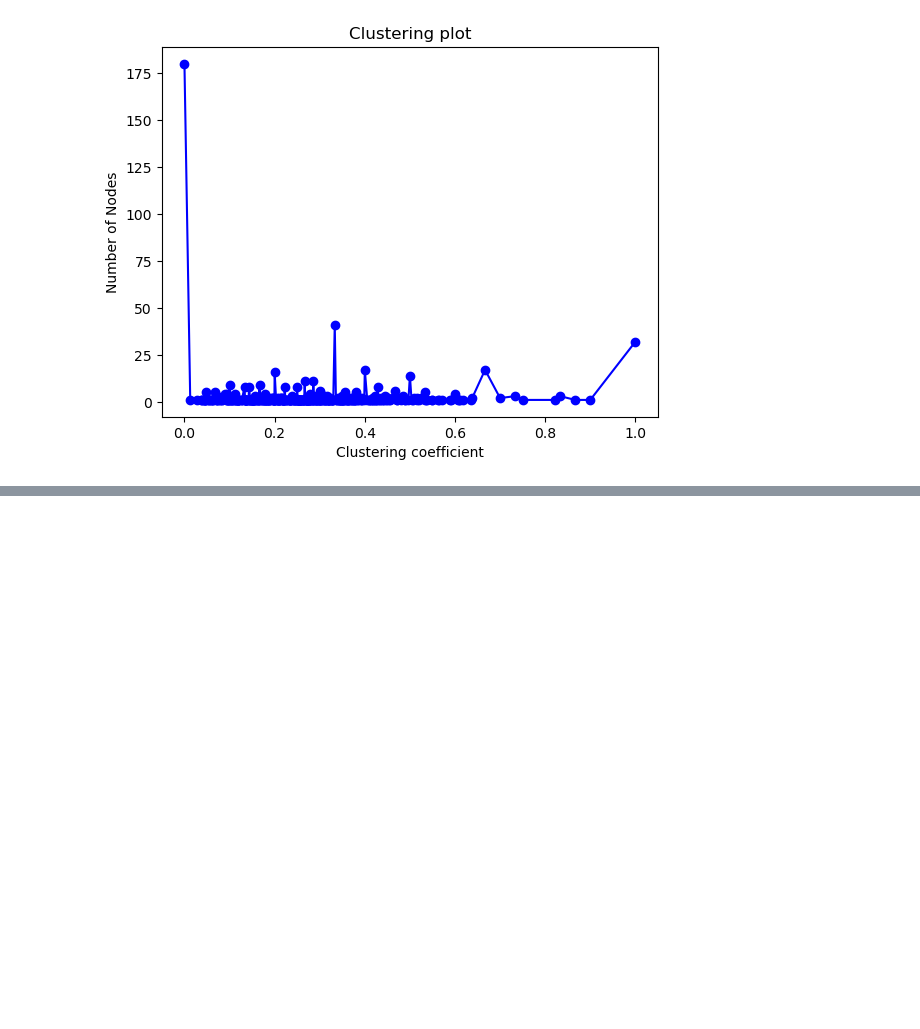
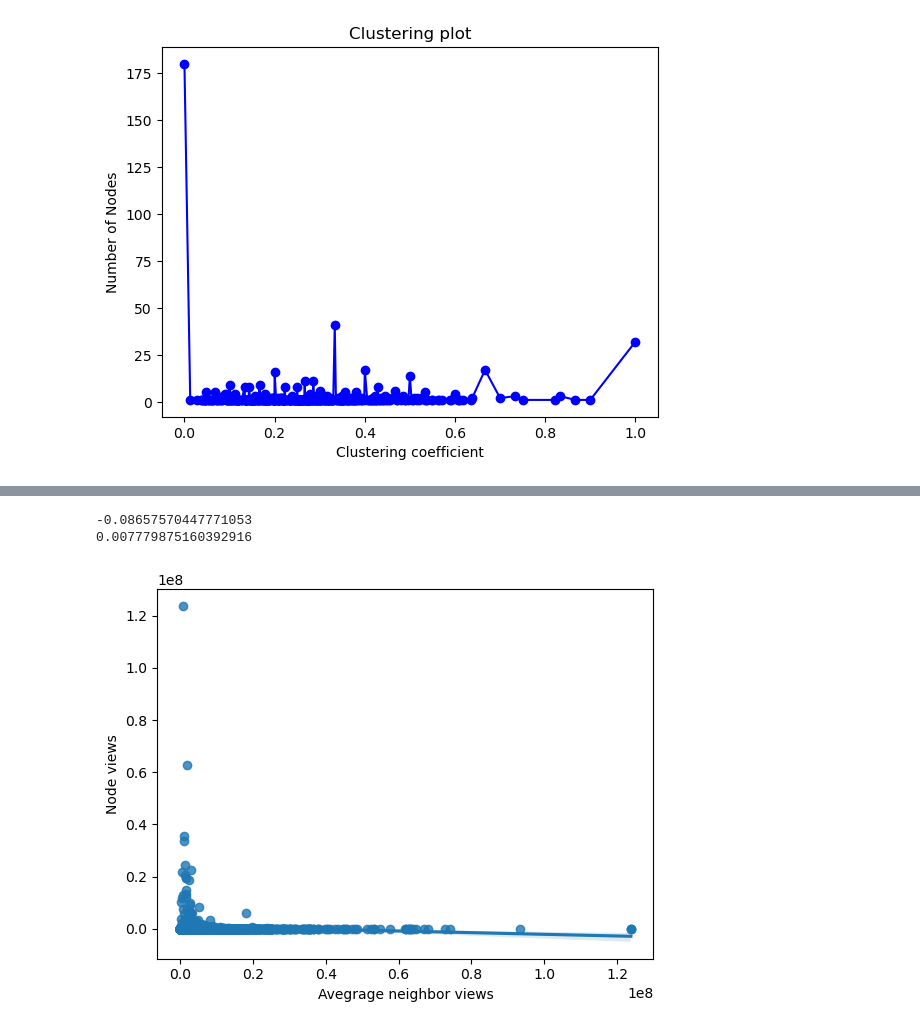
Before and after one commit to Yorlock/AIESS, a Jupyter notebook: Twitch-graph analysis.ipynb, the cells around one changed output, grey strips where cells are left out. Drawn from its saved outputs; the diff is of its cells as text; code cells hidden in the pictures; blank space fills up the shorter version.

```diff
--- a/Twitch-graph analysis.ipynb
+++ b/Twitch-graph analysis.ipynb
@@ -166,0 +184,35 @@ plt.show()
+# %%
+df = pd.DataFrame(columns=['avg_neighbor_views', 'node_views'])
+for node in twitch_graph.nodes():
+    count_nodes = 0
+    sum_views = 0
+    for neighbor in twitch_graph.neighbors(node):
+        count_nodes += 1
+        sum_views += twitch_graph.nodes[neighbor].get('views')
+
+    if count_nodes == 0:
+        avg_views = 0
+    else:
+        avg_views = sum_views/count_nodes
+
+    df.loc[len(df.index)] = [avg_views, twitch_graph.nodes[node].get('views')]
+
+#q_low = df["avg_neighbor_views"].quantile(0.01)
+#q_hi  = df["avg_neighbor_views"].quantile(0.99)
+#df_filtered = df[(df["avg_neighbor_views"] < q_hi) & (df["avg_neighbor_views"] > q_low)]
+
+#q_low = df_filtered["node_views"].quantile(0.01)
+#q_hi  = df_filtered["node_views"].quantile(0.99)
+#df_filtered = df_filtered[(df["node_views"] < q_hi) & (df_filtered["node_views"] > q_low)]
+
+sns.regplot(x="avg_neighbor_views", y="node_views", data=df)
+plt.xlabel("Avegrage neighbor views")
+plt.ylabel("Node views")
+
+pearson_coef, p_value = stats.pearsonr(df['avg_neighbor_views'], df['node_views'])
+print(pearson_coef)
+print(p_value)
+# %% [output]
+-0.08657570447771053
+0.007779875160392916
+[figure, added]
```
Also changed, not shown: parts of 12 cells of this notebook.
